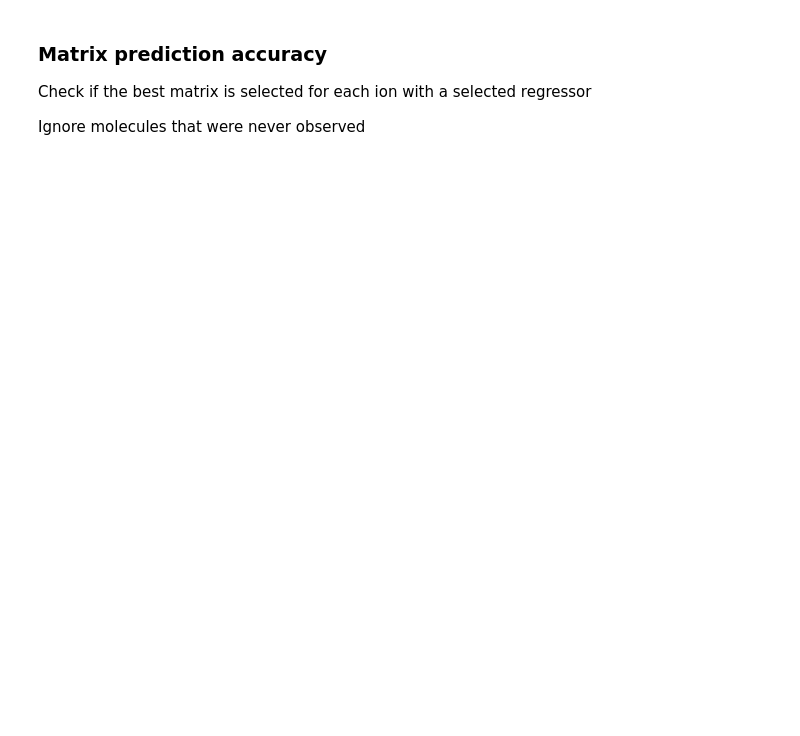
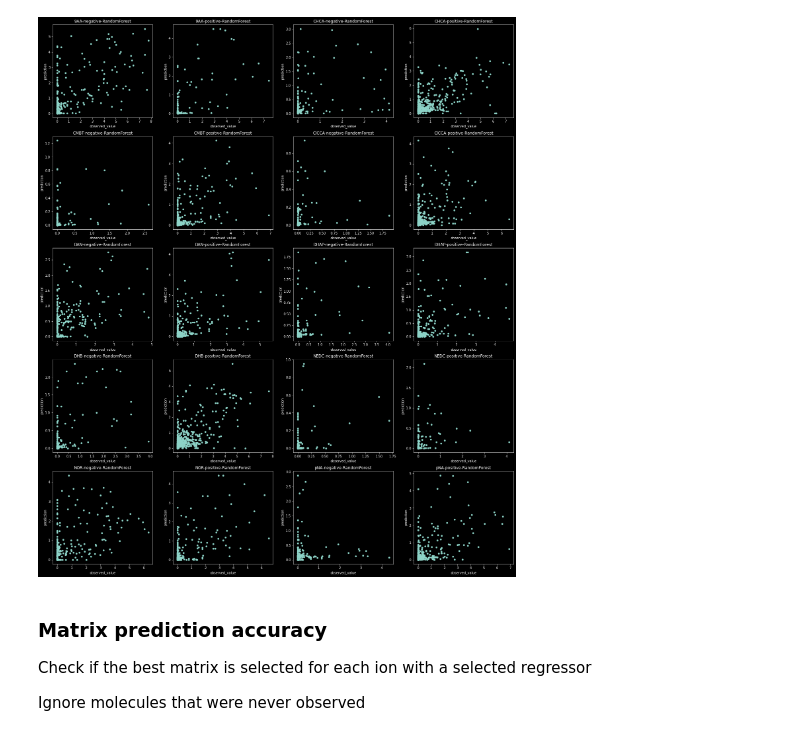
Before and after one commit to alexandrovteam/predicting-APMALDI-response, a Jupyter notebook: notebooks/evaluation.ipynb, the cells around one changed output. Cells and saved outputs as stored; diff of their text form; code cells hidden in the pictures; blank space fills up the shorter version.

```diff
--- a/notebooks/evaluation.ipynb
+++ b/notebooks/evaluation.ipynb
@@ -65,3 +110,19 @@ best_spear
+# %%
+fig, axes = plt.subplots(ncols=4,nrows=5, figsize= (25, 30))
+ax_list = axes.flat
+
+regressor = "RandomForest"
+
+i = 0
+for (matrix, polarity), rows in regression_results.groupby(['Matrix short', 'Polarity']):
+    rows[rows.regressor == regressor].plot.scatter(x = 'observed_value', y= 'prediction',
+                                                   ax = ax_list[i], title=f"{matrix}-{polarity}-{regressor}")
+    i+=1
+
+plt.subplots_adjust(hspace=0.2, wspace=0.2)
+plt.show()
+# %% [output]
+[figure, added]
 # %% [markdown]
 ### Matrix prediction accuracy
 Check if the best matrix is selected for each ion with a selected regressor
```
Also changed, not shown: parts of 7 cells of this notebook, 1 other file.
